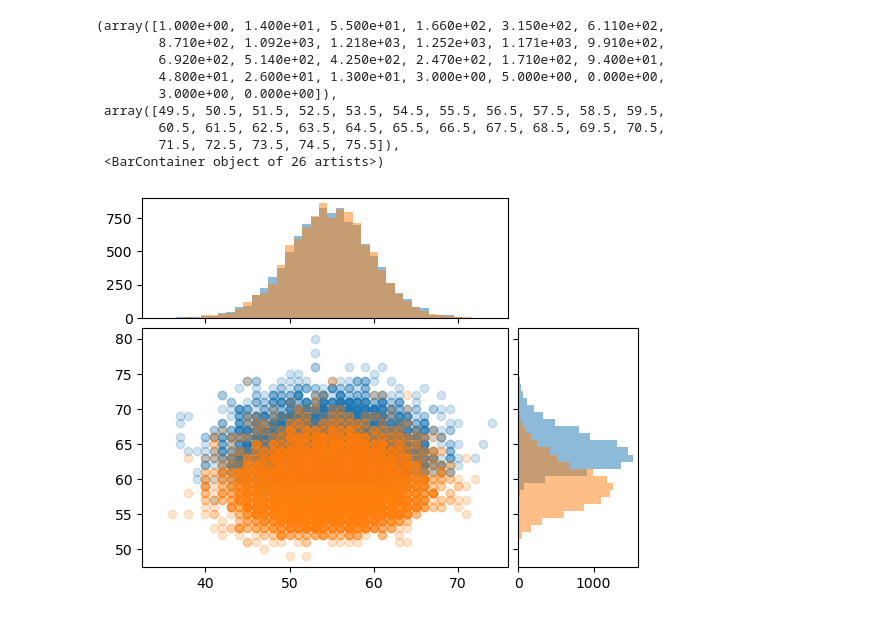
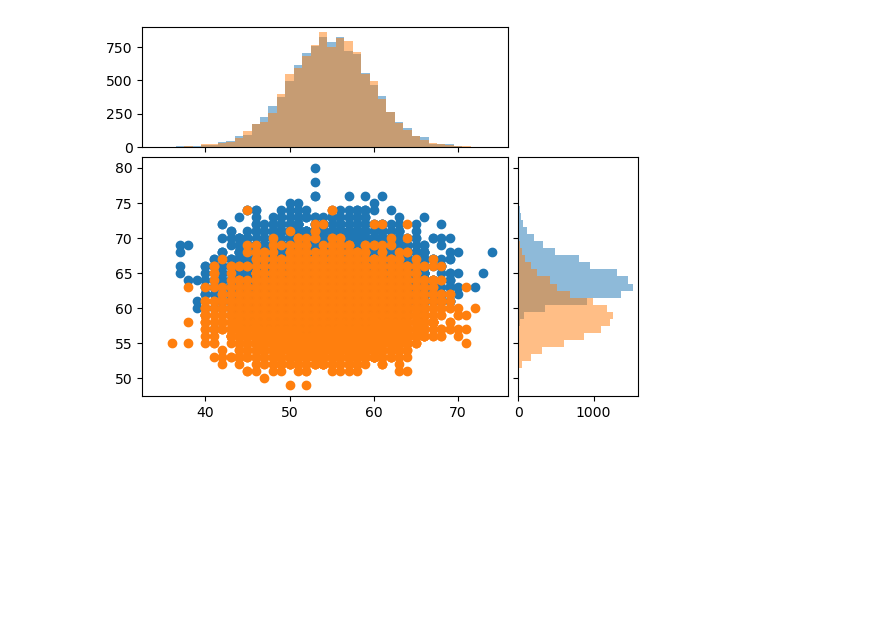
Before and after one commit to ruich95/SynQ, a Jupyter notebook: src/python/vizProfile.ipynb, the cells around one changed output. Drawn from its saved outputs; the diff is of its cells as text; code cells hidden in the pictures; blank space fills up the shorter version.

```diff
--- a/src/python/vizProfile.ipynb
+++ b/src/python/vizProfile.ipynb
@@ -6,8 +1,13 @@ from mpl_toolkits.axes_grid1 import make_axes_locatable
 # %%
-with open("balancedFIR25_res.json") as f:
+import json
+import numpy as np
+import matplotlib.pyplot as plt
+from mpl_toolkits.axes_grid1 import make_axes_locatable
+
+with open("balancedFIR32_20_res.json") as f:
     balancedRes = json.load(f)
 
-with open("regularFIR25_res.json") as f:
+with open("regularFIR32_res.json") as f:
     regularRes = json.load(f)
 
 balancedSteps = np.array(balancedRes["steps"])
@@ -23,31 +90,22 @@ plt.scatter(balancedComms-regularComms, balancedSteps - regularSteps)
 # %%
 fig, ax = plt.subplots()
 
-ax.scatter(regularComms, regularSteps, alpha=0.2)
-ax.scatter(balancedComms, balancedSteps, alpha=0.2)
+ax.scatter(regularComms, regularSteps, alpha=1)
+ax.scatter(balancedComms, balancedSteps, alpha=1)
 
 divider = make_axes_locatable(ax)
 # below height and pad are in inches
 ax_histx = divider.append_axes("top", 1.2, pad=0.1, sharex=ax)
 ax_histy = divider.append_axes("right", 1.2, pad=0.1, sharey=ax)
 
 # make some labels invisible
 ax_histx.xaxis.set_tick_params(labelbottom=False)
 ax_histy.yaxis.set_tick_params(labelleft=False)
 
-ax_histx.hist(regularComms, np.linspace(34.5, 72.5, 39), alpha=0.5)
-ax_histx.hist(balancedComms, np.linspace(34.5, 72.5, 39), alpha=0.5)
+_ = ax_histx.hist(regularComms, np.linspace(34.5, 72.5, 39), alpha=0.5)
+_ = ax_histx.hist(balancedComms, np.linspace(34.5, 72.5, 39), alpha=0.5)
 
-ax_histy.hist(regularSteps, np.linspace(49.5, 75.5, 27), alpha=0.5, orientation='horizontal')
-ax_histy.hist(balancedSteps, np.linspace(49.5, 75.5, 27), alpha=0.5, orientation='horizontal')
+_ = ax_histy.hist(regularSteps, np.linspace(49.5, 75.5, 27), alpha=0.5, orientation='horizontal')
+_ = ax_histy.hist(balancedSteps, np.linspace(49.5, 75.5, 27), alpha=0.5, orientation='horizontal')
 # %% [output]
-(array([1.000e+00, 1.400e+01, 5.500e+01, 1.660e+02, 3.150e+02, 6.110e+02,
-        8.710e+02, 1.092e+03, 1.218e+03, 1.252e+03, 1.171e+03, 9.910e+02,
-        6.920e+02, 5.140e+02, 4.250e+02, 2.470e+02, 1.710e+02, 9.400e+01,
-        4.800e+01, 2.600e+01, 1.300e+01, 3.000e+00, 5.000e+00, 0.000e+00,
-        3.000e+00, 0.000e+00]),
- array([49.5, 50.5, 51.5, 52.5, 53.5, 54.5, 55.5, 56.5, 57.5, 58.5, 59.5,
-        60.5, 61.5, 62.5, 63.5, 64.5, 65.5, 66.5, 67.5, 68.5, 69.5, 70.5,
-        71.5, 72.5, 73.5, 74.5, 75.5]),
- <BarContainer object of 26 artists>)
-[figure, old version]
+[figure, new version]
```
Also changed, not shown: parts of 12 cells of this notebook, 8 other files.
